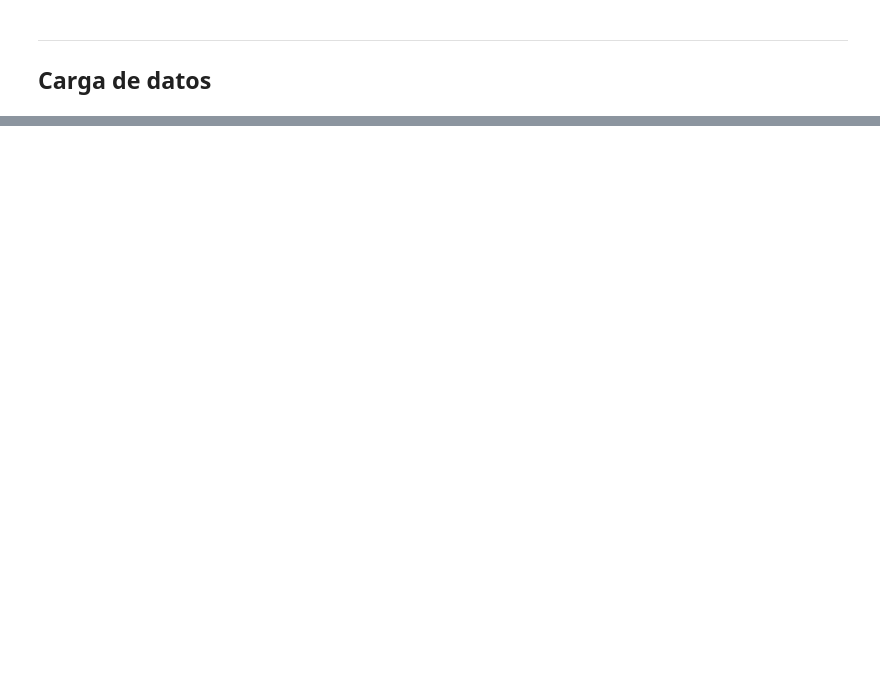
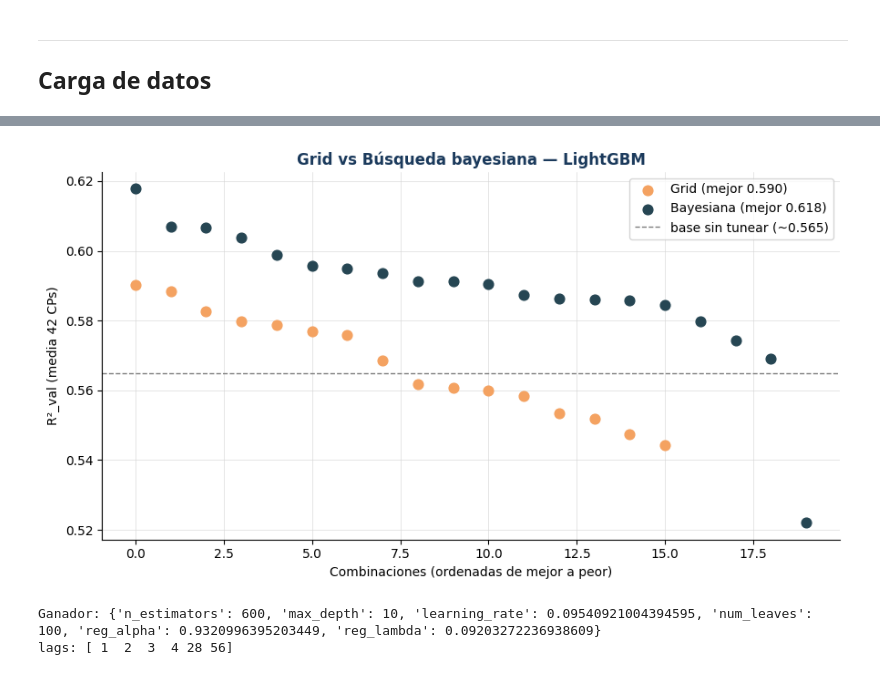
Before and after one commit to sebasposcor-del/TFM, a Jupyter notebook: notebooks/06_modelos_ml.ipynb, the cells around one changed output, grey strips where cells are left out. Cells and saved outputs as stored; diff of their text form; code cells hidden in the pictures; blank space fills up the shorter version.

```diff
--- a/notebooks/06_modelos_ml.ipynb
+++ b/notebooks/06_modelos_ml.ipynb
@@ -86,0 +472,9 @@ print(f"Target: {TARGET} | CPs: {len(CPS_TODOS)}")
+# %%
+
+# Guardar TODO en CSV (directiva José) + R2 legible
+resultados_grid['r2_val'] = -resultados_grid['neg_r2__average']
+resultados_grid.to_csv('grid_lightgbm.csv', index=False)
+
+print(f"Grid: {len(resultados_grid)} combinaciones -> grid_lightgbm.csv")
+print(resultados_grid[['lags_label', 'learning_rate', 'max_depth', 'n_estimators', 'r2_val']]
+      .head(10).to_string(index=False))
@@ -86,0 +496,25 @@ print(f"Target: {TARGET} | CPs: {len(CPS_TODOS)}")
+# %%
+# Espacio de búsqueda: rangos en vez de valores fijos
+def search_space(trial):
+    return {
+        'n_estimators':  trial.suggest_int('n_estimators', 200, 800, step=100),
+        'max_depth':     trial.suggest_int('max_depth', 3, 12),
+        'learning_rate': trial.suggest_float('learning_rate', 0.01, 0.3, log=True),
+        'num_leaves':    trial.suggest_int('num_leaves', 31, 200),
+        'reg_alpha':     trial.suggest_float('reg_alpha', 0.0, 1.0),
+        'reg_lambda':    trial.suggest_float('reg_lambda', 0.0, 1.0),
+        'lags':          trial.suggest_categorical('lags', [LAGS_BASE, LAGS_EXT]),
+    }
+
+resultados_bayes, best_trial = bayesian_search_forecaster_multiseries(
+    forecaster    = forecaster,
+    series        = series_val,
+    exog          = exog_val,
+    cv            = cv_tune,
+    search_space  = search_space,
+    metric        = neg_r2,
+    n_trials      = 20,
+    return_best   = False,        # otra vez: no best_model directo (regla José)
+    verbose       = False,
+    show_progress = True,
+)
@@ -86,0 +541,28 @@ print(f"Target: {TARGET} | CPs: {len(CPS_TODOS)}")
+# %%
+fig, ax = plt.subplots(figsize=(9, 5))
+ax.scatter(range(len(resultados_grid)),  sorted(resultados_grid['r2_val'],  reverse=True),
+           label=f'Grid (mejor {resultados_grid["r2_val"].max():.3f})', color=C4, s=60, zorder=3)
+ax.scatter(range(len(resultados_bayes)), sorted(resultados_bayes['r2_val'], reverse=True),
+           label=f'Bayesiana (mejor {resultados_bayes["r2_val"].max():.3f})', color=C1, s=60, zorder=3)
+ax.axhline(0.565, color='gray', ls='--', lw=1, label='base sin tunear (~0.565)')
+ax.set_xlabel('Combinaciones (ordenadas de mejor a peor)')
+ax.set_ylabel('R²_val (media 42 CPs)')
+ax.set_title('Grid vs Búsqueda bayesiana — LightGBM', fontweight='bold', color=TITULO)
+ax.legend(); plt.tight_layout(); plt.show()
+# %% [output]
+[figure, added]
+# %%
+# Ganador de la bayesiana
+best = resultados_bayes.iloc[0]
+best_params, best_lags = best['params'], best['lags']
+print("Ganador:", best_params, "\nlags:", best_lags)
+
+forecaster_tuned = ForecasterRecursiveMultiSeries(
+    estimator       = LGBMRegressor(random_state=12, verbose=-1, **best_params),
+    lags            = best_lags,
+    window_features = rolling,
+    encoding        = 'ordinal_category',
+)
+# %% [output]
+Ganador: {'n_estimators': 600, 'max_depth': 10, 'learning_rate': 0.09540921004394595, 'num_leaves': 100, 'reg_alpha': 0.9320996395203449, 'reg_lambda': 0.09203272236938609}
+lags: [ 1  2  3  4 28 56]
```
Also changed, not shown: parts of 36 cells of this notebook, 5 other files.
